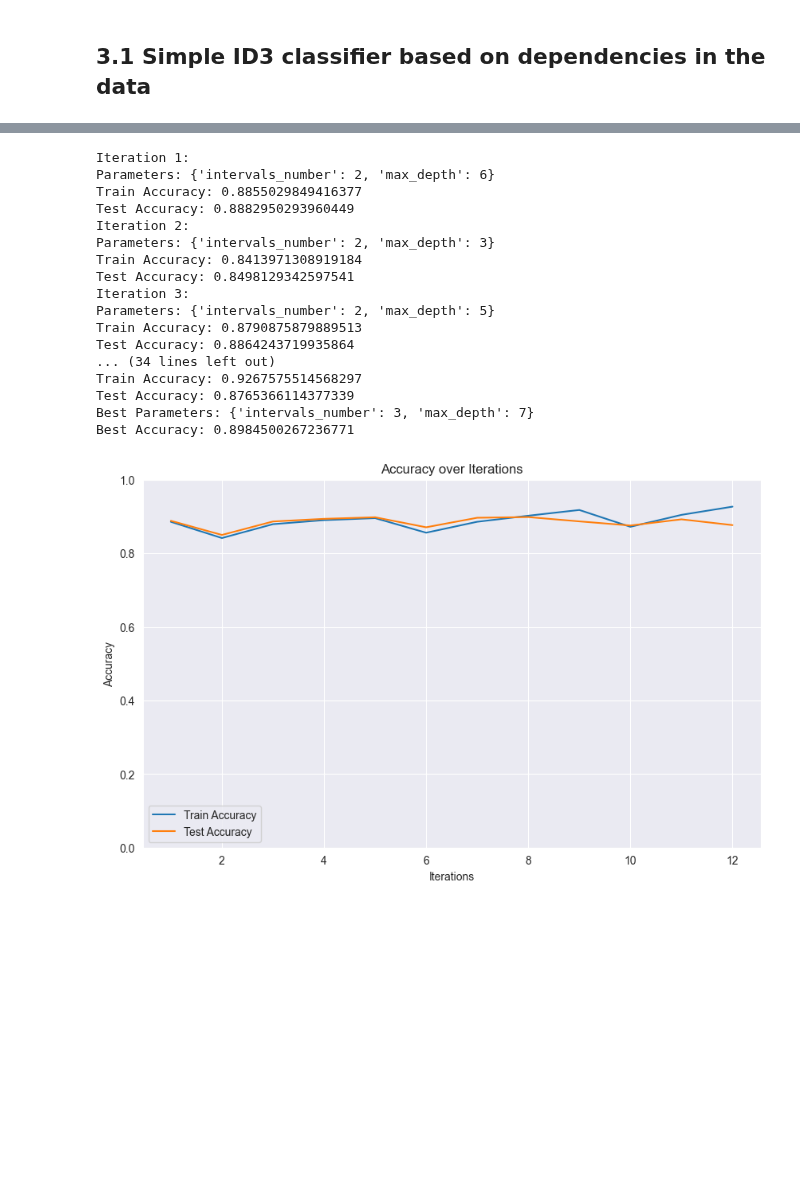
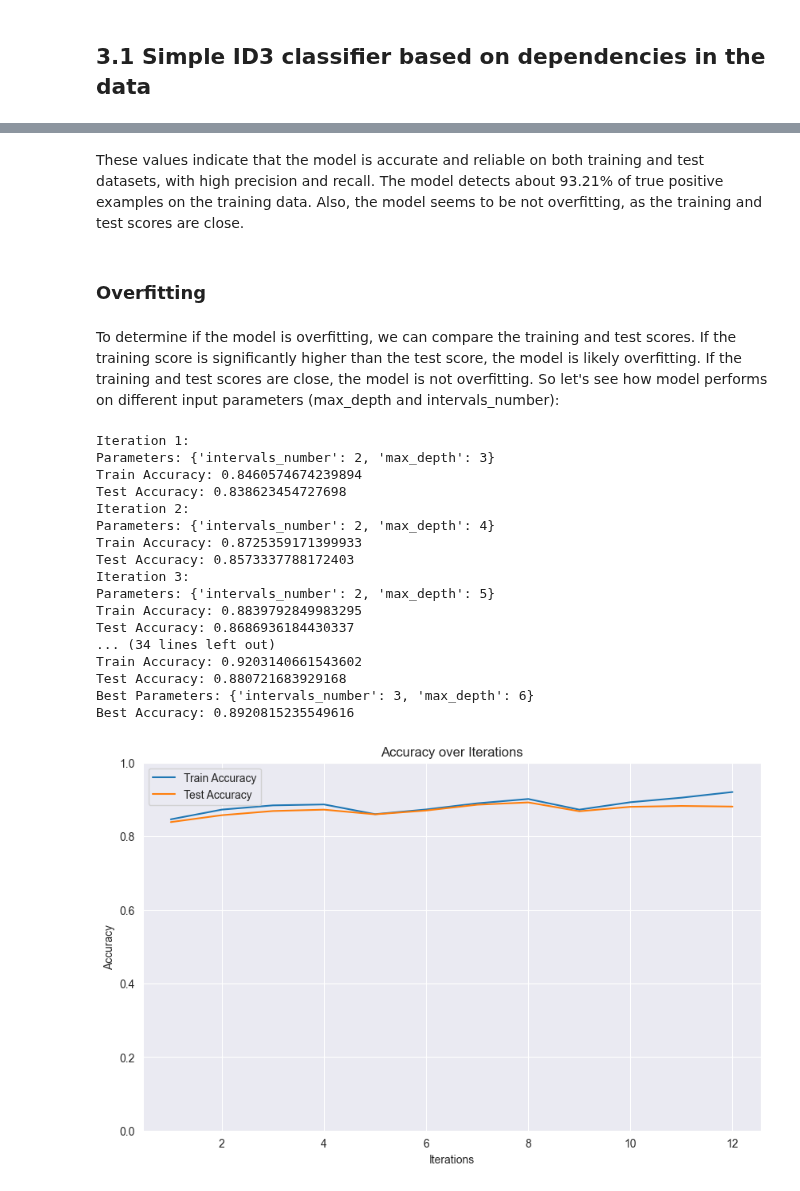
Before and after one commit to myrres0/IAU-2024, a Jupyter notebook: phase-3.ipynb, the cells around one changed output, grey strips where cells are left out. Saved outputs shown, nothing was run; the diff lists cells and outputs as text; code cells hidden in the pictures; blank space fills up the shorter version.

```diff
--- a/phase-3.ipynb
+++ b/phase-3.ipynb
@@ -107,35 +98,35 @@ class Cleaner(TransformerMixin):
 ### Data transforming
 # %%
 class Transformer(TransformerMixin):
-    def __init__(self):
-        self.power_transformer = PowerTransformer(method='yeo-johnson', standardize=True)
+    def __init__(self, transformer):
+        self.transformer = transformer
 
     def fit(self, X, y=None):
-        self.power_transformer.fit(X)
+        self.transformer.fit(X)
         return self
 
     def transform(self, X):
-        return pd.DataFrame(self.power_transformer.transform(X), columns=X.columns)
+        return pd.DataFrame(self.transformer.transform(X), columns=X.columns)
 # %% [markdown]
 ### Data scaling
 # %%
 class Scaler(TransformerMixin):
-    def __init__(self):
-        self.standard_scaler = MinMaxScaler()
+    def __init__(self, scaler):
+        self.scaler = scaler
 
     def fit(self, X, y=None):
-        self.standard_scaler.fit(X)
+        self.scaler.fit(X)
         return self
 
     def transform(self, X):
-        return pd.DataFrame(self.standard_scaler.transform(X), columns=X.columns)
+        return pd.DataFrame(self.scaler.transform(X), columns=X.columns)
 # %% [markdown]
 ### Pipeline
 # %%
 pipeline = Pipeline([
-    ('cleaner', Cleaner()),
-    ('transformer', Transformer()),
-    ('scaler', Scaler())
+    ('cleaner', Cleaner(lambda x: x.median())),
+    ('transformer', Transformer(PowerTransformer(method='yeo-johnson', standardize=True))),
+    ('scaler', Scaler(MinMaxScaler()))
 ]).fit(train_data, mwra_train)
 # %%
 train_data_transformed = pipeline.transform(train_data)
@@ -406,5 +364,5 @@ class ClassifierID3(ClassifierMixin):
 # %%
-classifier = ClassifierID3(intervals_number=3)
+classifier = ClassifierID3(intervals_number=3, max_depth=5)
 classifier.fit(train_data_transformed, mwra_train)
 
 #Make predictions using the transformed data
@@ -413,6 +371,16 @@ train_pred = classifier.predict(train_data_transformed)
 
 train_accuracy = accuracy_score(mwra_train, train_pred)
 accuracy = accuracy_score(mwra_test, test_pred)
-print(f"Train Accuracy: {train_accuracy}")
-print(f"Test Accuracy: {accuracy}")
+
+train_precision = precision_score(mwra_train, train_pred)
+train_recall = recall_score(mwra_train, train_pred)
+test_precision = precision_score(mwra_test, test_pred)
+test_recall = recall_score(mwra_test, test_pred)
+
+print(f"ID3: Train Accuracy: {train_accuracy}")
+print(f"ID3: Test Accuracy: {accuracy}")
+print(f"Train Precision: {train_precision}")
+print(f"Test Precision: {test_precision}")
+print(f"Train Recall: {train_recall}")
+print(f"Test Recall: {test_recall}")
 # %% [output]
@@ -421,3 +393,9 @@ Test Accuracy: 0.880277926242651
+# %% [markdown]
+These values indicate that the model is accurate and reliable on both training and test datasets, with high precision and recall. The model detects about 93.21% of true positive examples on the training data. Also, the model seems to be not overfitting, as the training and test scores are close.
+# %% [markdown]
+### Overfitting
+# %% [markdown]
+To determine if the model is overfitting, we can compare the training and test scores. If the training score is significantly higher than the test score, the model is likely overfitting. If the training and test scores are close, the model is not overfitting. So let's see how model performs on different input parameters (max_depth and intervals_number):
 # %%
 def train_and_evaluate_model_with_params(ClassifierID3, param_dict, train_data_transformed, mwra_train, test_data_transformed, mwra_test):
     best_model = None
@@ -450,46 +428,46 @@ def train_and_evaluate_model_with_params(ClassifierID3, param_dict, train_data_t
             best_model = classifier
             best_params = params
 
     print(f"Best Parameters: {best_params}")
     print(f"Best Accuracy: {best_accuracy}")
 
-    # Побудова графіку
+    # graf for accuracy
     plt.figure(figsize=(10, 6))
     plt.plot(range(1, len(train_accuracies) + 1), train_accuracies, label='Train Accuracy')
     plt.plot(range(1, len(test_accuracies) + 1), test_accuracies, label='Test Accuracy')
     plt.xlabel('Iterations')
     plt.ylabel('Accuracy')
     plt.ylim(0, 1)
     plt.title('Accuracy over Iterations')
     plt.legend()
     plt.grid(True)
     plt.show()
 
     return best_model, best_accuracy
 
-# Приклад використання функції
+# iteration parameters
 param_dict = {
     'intervals_number': [2, 3, 4],
-    'max_depth': [6, 3, 5, 7]
+    'max_depth': [3, 4, 5, 6]
 }
 
 best_model, best_accuracy = train_and_evaluate_model_with_params(ClassifierID3, param_dict, train_data_transformed, mwra_train, test_data_transformed, mwra_test)
 # %% [output]
 Iteration 1:
-Parameters: {'intervals_number': 2, 'max_depth': 6}
-Train Accuracy: 0.8855029849416377
-Test Accuracy: 0.8882950293960449
+Parameters: {'intervals_number': 2, 'max_depth': 3}
+Train Accuracy: 0.8460574674239894
+Test Accuracy: 0.838623454727698
 Iteration 2:
-Parameters: {'intervals_number': 2, 'max_depth': 3}
-Train Accuracy: 0.8413971308919184
-Test Accuracy: 0.8498129342597541
+Parameters: {'intervals_number': 2, 'max_depth': 4}
+Train Accuracy: 0.8725359171399933
+Test Accuracy: 0.8573337788172403
 Iteration 3:
 Parameters: {'intervals_number': 2, 'max_depth': 5}
-Train Accuracy: 0.8790875879889513
-Test Accuracy: 0.8864243719935864
+Train Accuracy: 0.8839792849983295
+Test Accuracy: 0.8686936184430337
 ... (34 lines left out)
-Train Accuracy: 0.9267575514568297
-Test Accuracy: 0.8765366114377339
-Best Parameters: {'intervals_number': 3, 'max_depth': 7}
-Best Accuracy: 0.8984500267236771
+Train Accuracy: 0.9203140661543602
+Test Accuracy: 0.880721683929168
+Best Parameters: {'intervals_number': 3, 'max_depth': 6}
+Best Accuracy: 0.8920815235549616
-[figure, old version]
+[figure, new version]
```
Also changed, not shown: parts of 46 cells of this notebook.
